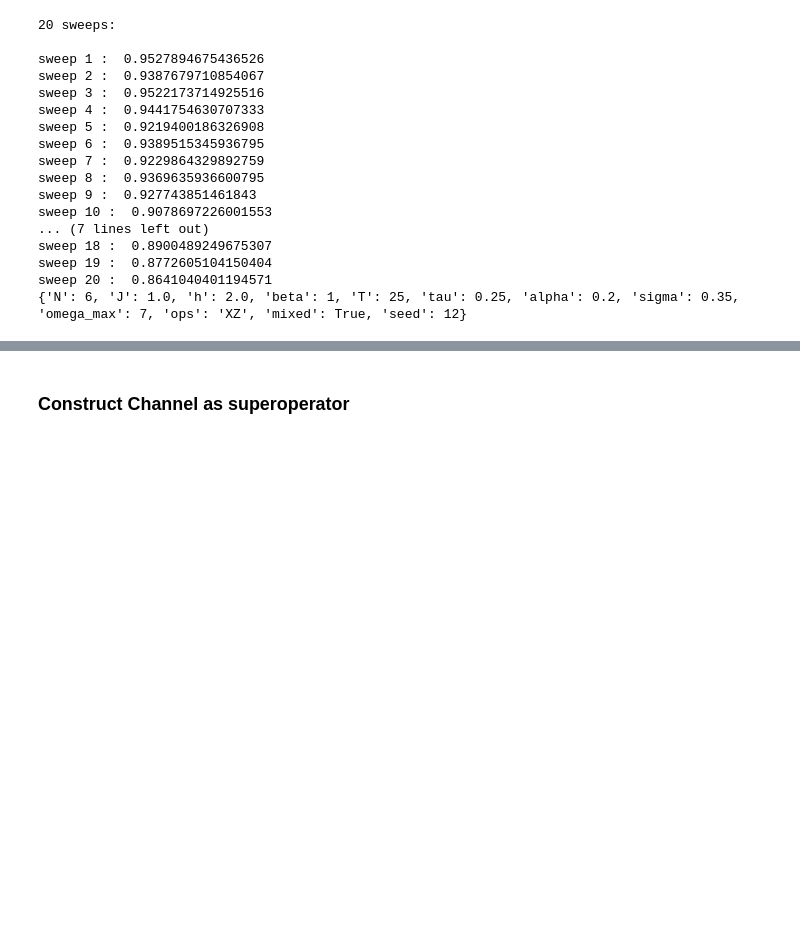
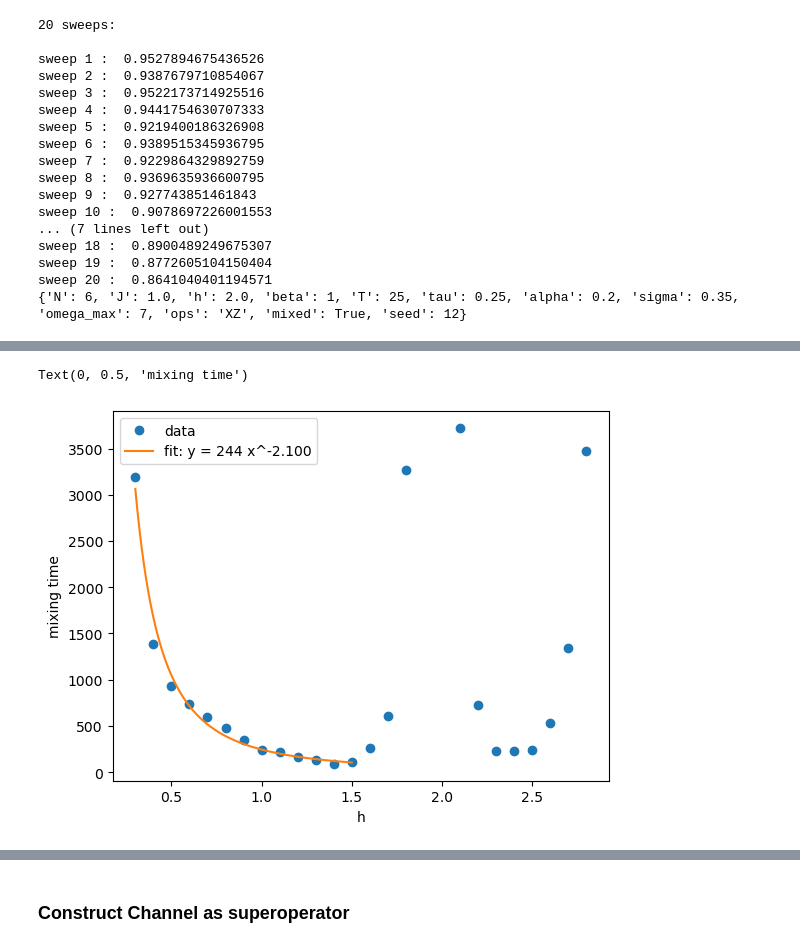
Before and after one commit to gabrielmaresch/groundstate_prep, a Jupyter notebook: playground.ipynb, the cells around one changed output, grey strips where cells are left out. Cells and saved outputs as stored; diff of their text form; code cells hidden in the pictures; blank space fills up the shorter version.

Commit message:
add sweep data

```diff
--- a/playground.ipynb
+++ b/playground.ipynb
@@ -164,3 +164,16 @@ sweep 18 :  0.8900489249675307
 sweep 19 :  0.8772605104150404
 sweep 20 :  0.8641040401194571
 {'N': 6, 'J': 1.0, 'h': 2.0, 'beta': 1, 'T': 25, 'tau': 0.25, 'alpha': 0.2, 'sigma': 0.35, 'omega_max': 7, 'ops': 'XZ', 'mixed': True, 'seed': 12}
+# %%
+import pandas as pd
+import numpy as np
+from pathlib import Path
+
+
+path = Path("data/superoperator_N4_h_sweep_25.npz")  # adjust filename
+data = np.load(path)
+
+print("keys:", data.files)
+for key in data.files:
+    arr = data[key]
+    print(f"{key:15s} shape={arr.shape} dtype={arr.dtype}")
@@ -166,0 +191,32 @@ sweep 20 :  0.8641040401194571
+# %%
+y = data["get_mixingtime"]
+x = data["h"]
+gap = data["Delta2"]
+# %%
+
+mask = np.isfinite(x) & np.isfinite(y) & (x > 0) & (y > 0)
+
+logx = np.log(x[mask])
+logy = np.log(y[mask])
+
+m, b = np.polyfit(logx, logy, 1)
+
+xfit = np.linspace(x[mask].min(), x[mask].max(), 200)
+yfit = np.exp(b) * xfit**m
+
+plt.loglog(x, y, "o", label="data")
+plt.loglog(xfit, yfit, "-", label=f"fit: y = {np.exp(b):.3g} x^{m:.3f}")
+plt.legend()
+plt.xlabel("h")
+plt.ylabel("mixing time")
+plt.show()
+# %%
+
+plt.plot(x, y, "o", label="data")
+plt.plot(xfit, yfit, "-", label=f"fit: y = {np.exp(b):.3g} x^{m:.3f}")
+plt.legend()
+plt.xlabel("h")
+plt.ylabel("mixing time")
+# %% [output]
+Text(0, 0.5, 'mixing time')
+[figure, added]
```
Also changed, not shown: parts of 2 cells of this notebook, 7 other files.
